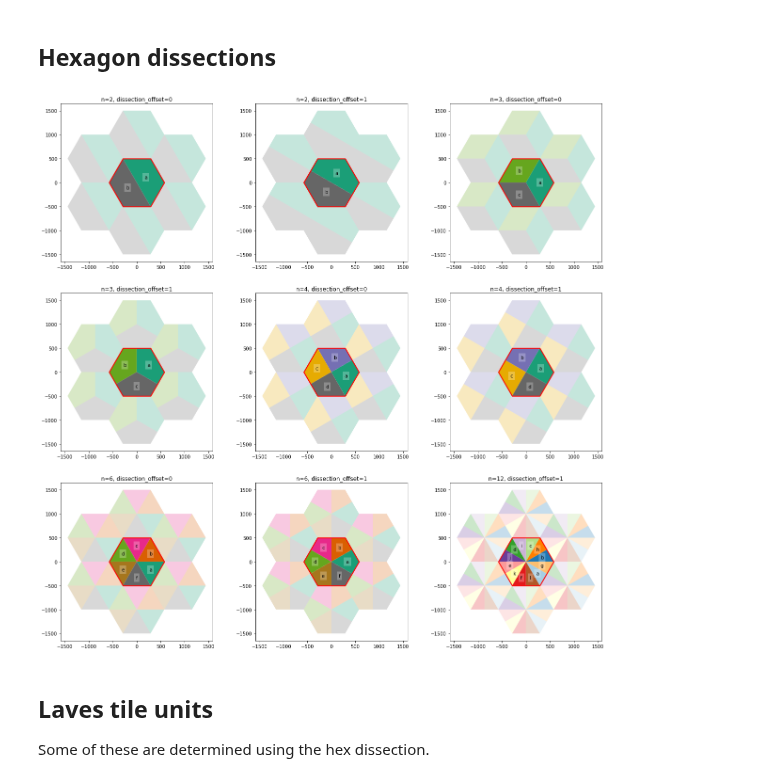
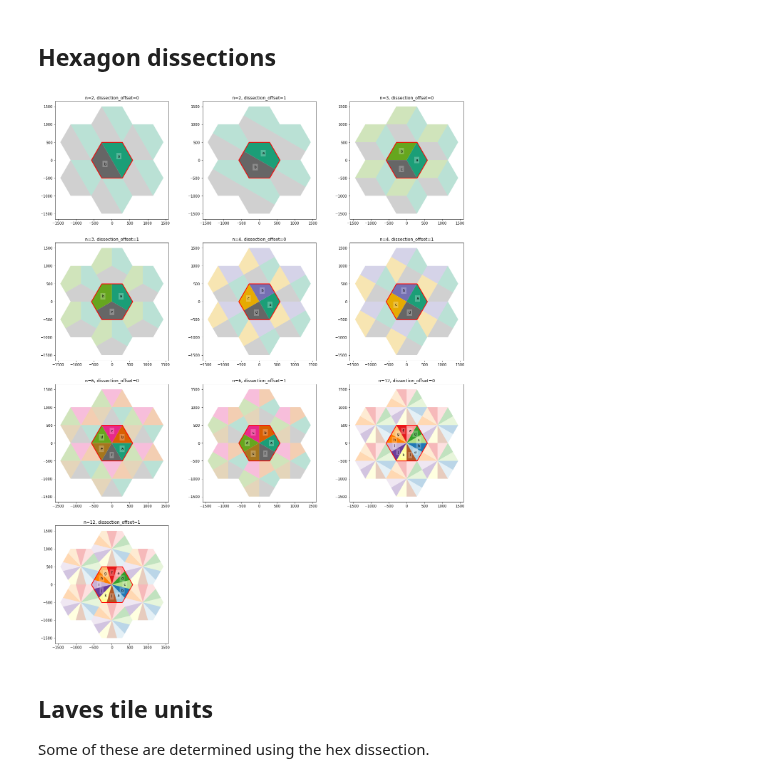
Before and after one commit to DOSull/weaving-space, a Jupyter notebook: weavingspace/all-the-tiles.ipynb, the cells around one changed output. Cells and saved outputs as stored; diff of their text form; code cells hidden in the pictures.

Commit message:
added offset 1 hex-12 dissection

```diff
--- a/weavingspace/all-the-tiles.ipynb
+++ b/weavingspace/all-the-tiles.ipynb
@@ -28,14 +28,15 @@ TileUnit(tiling_type = "cairo").plot(r = 1)
 # %%
 units = [
     TileUnit(tiling_type = "hex-dissection", n = 2, dissection_offset = 0), TileUnit(tiling_type = "hex-dissection", n = 2, dissection_offset = 1), TileUnit(tiling_type = "hex-dissection", n = 3, dissection_offset = 0),TileUnit(tiling_type = "hex-dissection", n = 3, dissection_offset = 1), TileUnit(tiling_type = "hex-dissection", n = 4, dissection_offset = 0),TileUnit(tiling_type = "hex-dissection", n = 4, dissection_offset = 1),
-    TileUnit(tiling_type = "hex-dissection", n = 6, dissection_offset = 0), TileUnit(tiling_type = "hex-dissection", n = 6, dissection_offset = 1),TileUnit(tiling_type = "hex-dissection", n = 12)]
-fig = pyplot.figure(figsize = (21, 21))
-for u, posn in zip(units, range(331, 340)):
-    ax = fig.add_subplot(posn)
+    TileUnit(tiling_type = "hex-dissection", n = 6, dissection_offset = 0), TileUnit(tiling_type = "hex-dissection", n = 6, dissection_offset = 1),
+    TileUnit(tiling_type = "hex-dissection", n = 12, dissection_offset = 0),    TileUnit(tiling_type = "hex-dissection", n = 12, dissection_offset = 1)]
+fig = pyplot.figure(figsize = (21, 28))
+for u, posn in zip(units, range(1, 11)):
+    ax = fig.add_subplot(4, 3, posn)
     ax.set_title(f"n={u.n}, dissection_offset={u.dissection_offset}")
     u.plot(ax = ax, r = 1)
 # %% [output]
-[figure, old version]
+[figure, new version]
 # %% [markdown]
 ## Laves tile units
 Some of these are determined using the hex dissection.
```
Also changed, not shown: parts of 2 cells of this notebook, 2 other files.
